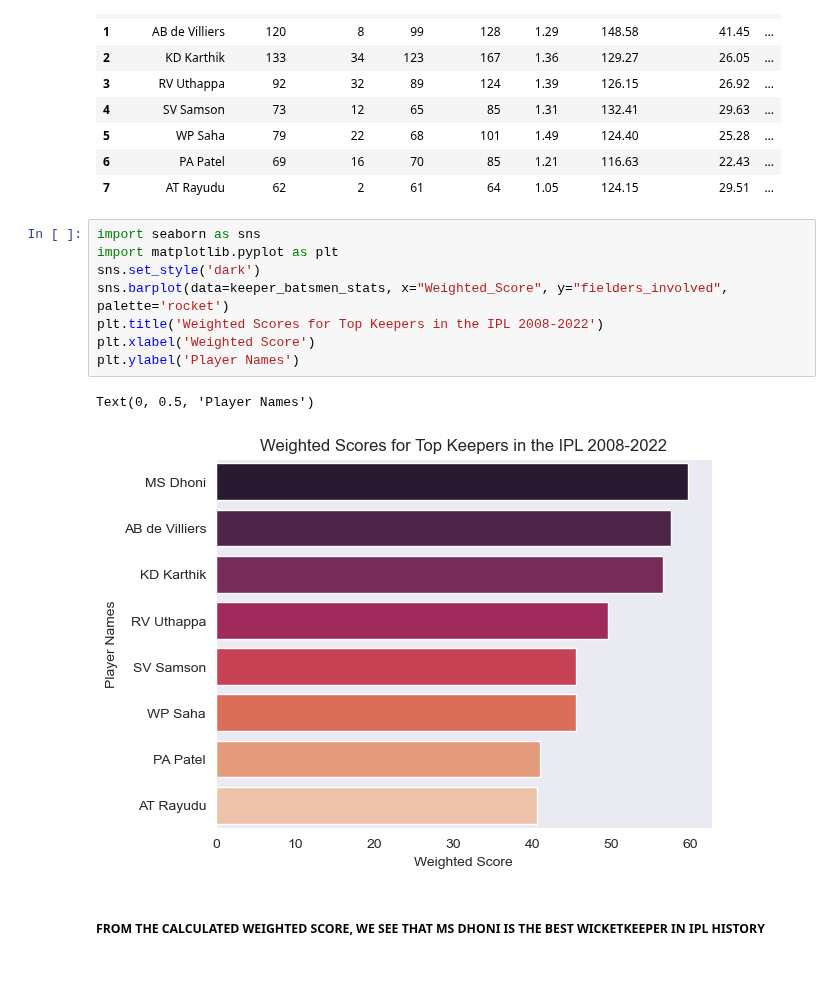
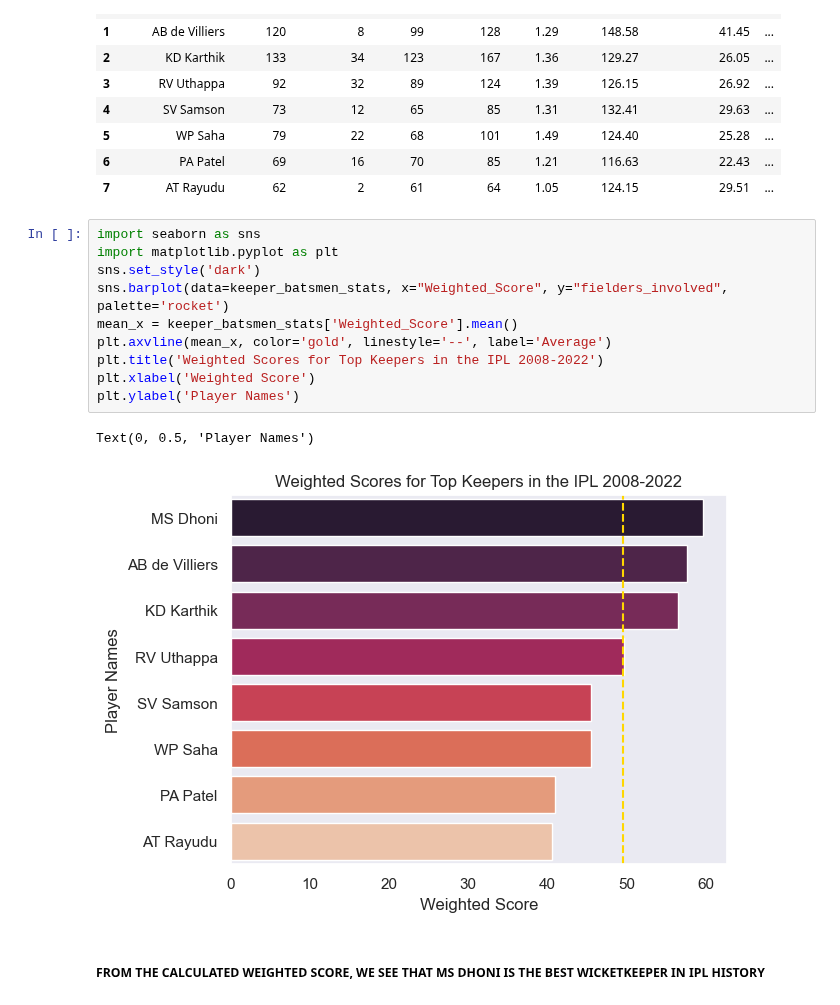
Before and after one commit to ubco-W2022T2-data301/project-group-group60, a Jupyter notebook: analysis/analysis3.ipynb, the cells around one changed output. Drawn from its saved outputs; the diff is of its cells as text; blank space fills up the shorter version.

```diff
--- a/analysis/analysis3.ipynb
+++ b/analysis/analysis3.ipynb
@@ -208,14 +225,16 @@ keeper_batsmen_stats
 # %%
 import seaborn as sns
 import matplotlib.pyplot as plt
 sns.set_style('dark')
 sns.barplot(data=keeper_batsmen_stats, x="Weighted_Score", y="fielders_involved", palette='rocket')
+mean_x = keeper_batsmen_stats['Weighted_Score'].mean()
+plt.axvline(mean_x, color='gold', linestyle='--', label='Average')
 plt.title('Weighted Scores for Top Keepers in the IPL 2008-2022')
 plt.xlabel('Weighted Score')
 plt.ylabel('Player Names')
 # %% [output]
 Text(0, 0.5, 'Player Names')
-[figure, old version]
+[figure, new version]
 # %% [markdown]
 ##### FROM THE CALCULATED WEIGHTED SCORE, WE SEE THAT **MS DHONI** IS THE BEST WICKETKEEPER IN IPL HISTORY
 # %% [markdown]
```
Also changed, not shown: parts of 6 cells of this notebook, 1 other file.
